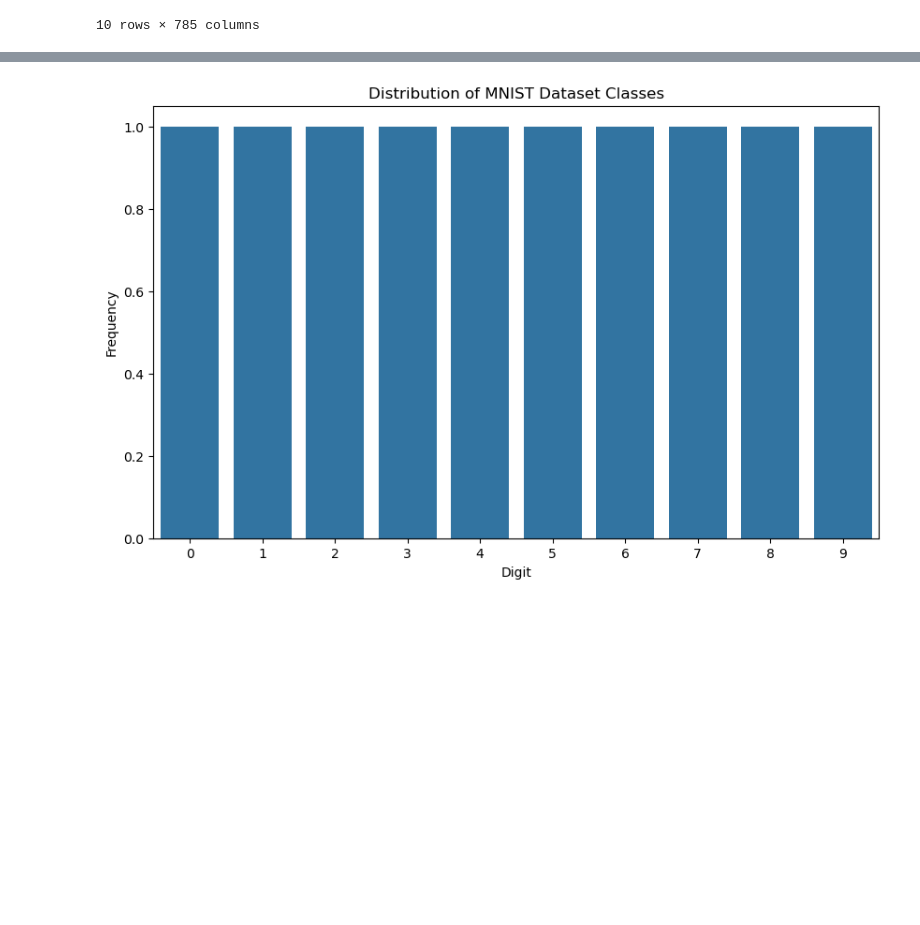
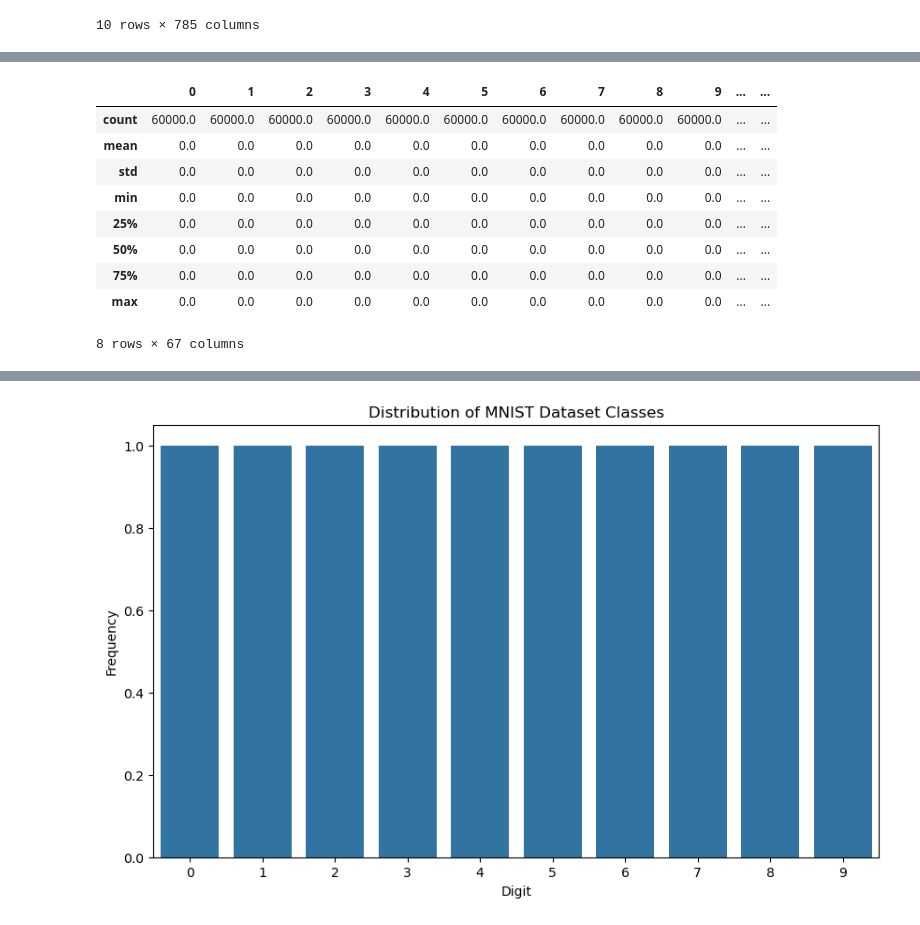
Before and after one commit to ompiepy/DataMining, a Jupyter notebook: Lab 4/KnnOnMNISTDataset.ipynb, the cells around one changed output, grey strips where cells are left out. Cells and saved outputs as stored; diff of their text form; code cells hidden in the pictures; blank space fills up the shorter version.

```diff
--- a/Lab 4/KnnOnMNISTDataset.ipynb
+++ b/Lab 4/KnnOnMNISTDataset.ipynb
@@ -63,0 +82,14 @@ df.head(10)
+# %%
+drop_columns = drop_columns.transpose()
+drop_columns
+# %% [output]
+|  | 0 | 1 | 2 | 3 | 4 | 5 | 6 | 7 | 8 | 9 | ... | ... |
+| count | 60000.0 | 60000.0 | 60000.0 | 60000.0 | 60000.0 | 60000.0 | 60000.0 | 60000.0 | 60000.0 | 60000.0 | ... | ... |
+| mean | 0.0 | 0.0 | 0.0 | 0.0 | 0.0 | 0.0 | 0.0 | 0.0 | 0.0 | 0.0 | ... | ... |
+| std | 0.0 | 0.0 | 0.0 | 0.0 | 0.0 | 0.0 | 0.0 | 0.0 | 0.0 | 0.0 | ... | ... |
+| min | 0.0 | 0.0 | 0.0 | 0.0 | 0.0 | 0.0 | 0.0 | 0.0 | 0.0 | 0.0 | ... | ... |
+| 25% | 0.0 | 0.0 | 0.0 | 0.0 | 0.0 | 0.0 | 0.0 | 0.0 | 0.0 | 0.0 | ... | ... |
+| 50% | 0.0 | 0.0 | 0.0 | 0.0 | 0.0 | 0.0 | 0.0 | 0.0 | 0.0 | 0.0 | ... | ... |
+| 75% | 0.0 | 0.0 | 0.0 | 0.0 | 0.0 | 0.0 | 0.0 | 0.0 | 0.0 | 0.0 | ... | ... |
+| max | 0.0 | 0.0 | 0.0 | 0.0 | 0.0 | 0.0 | 0.0 | 0.0 | 0.0 | 0.0 | ... | ... |
+8 rows × 67 columns
```
Also changed, not shown: parts of 14 cells of this notebook, 2 other files.
